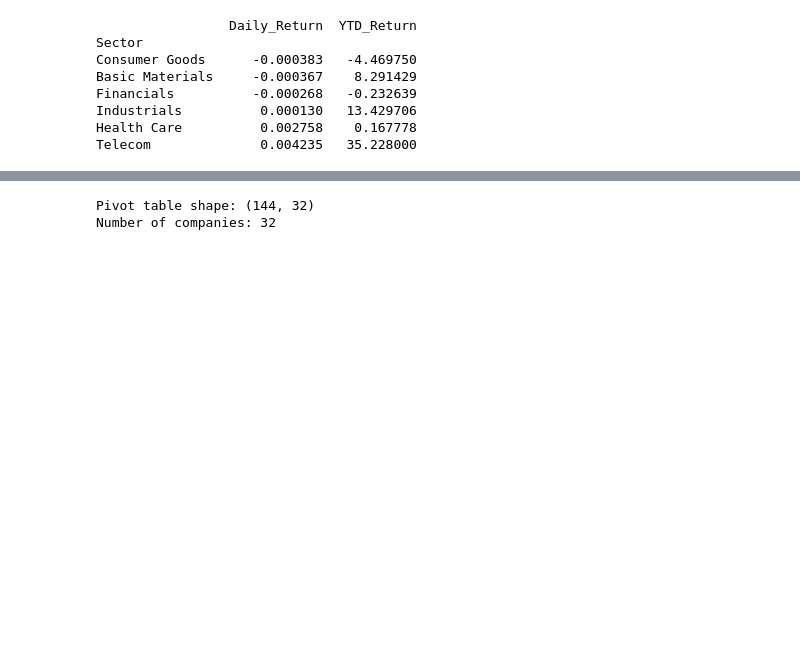
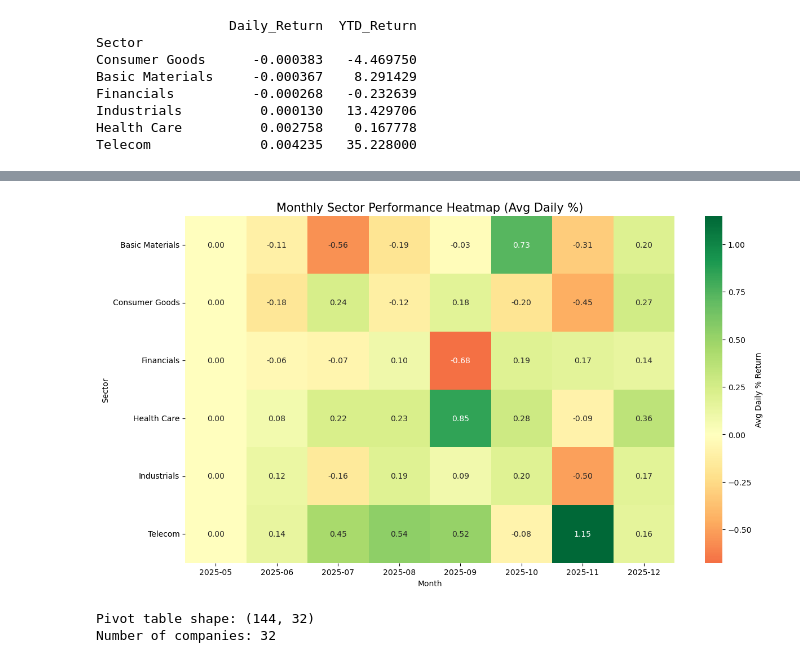
Before and after one commit to abdulrahman-mahmoud/Egxstock-analysis, a Jupyter notebook: Proessing/cleaning_anaylsis.ipynb, the cells around one changed output, grey strips where cells are left out. Cells and saved outputs as stored; diff of their text form; code cells hidden in the pictures; blank space fills up the shorter version.

```diff
--- a/Proessing/cleaning_anaylsis.ipynb
+++ b/Proessing/cleaning_anaylsis.ipynb
@@ -418 +377,17 @@ plt.show()
+# %%
+
+df['Month'] = df['Date'].dt.to_period('M')
+monthly_sector_returns = df.groupby(['Month', 'Sector'])['Daily_Return '].mean().unstack().fillna(0)
+monthly_sector_returns.index = monthly_sector_returns.index.astype(str) # Convert to string for plotting
+
+plt.figure(figsize=(14, 8))
+
+sns.heatmap(monthly_sector_returns.T * 100, annot=True, fmt='.2f',
+            cmap='RdYlGn', center=0, cbar_kws={'label': 'Avg Daily % Return'})
+plt.title('Monthly Sector Performance Heatmap (Avg Daily %)', fontsize=15)
+plt.xlabel('Month')
+plt.ylabel('Sector')
+plt.show()
+# %% [output]
+[figure, added]
 # %%
```
Also changed, not shown: parts of 5 cells of this notebook.
